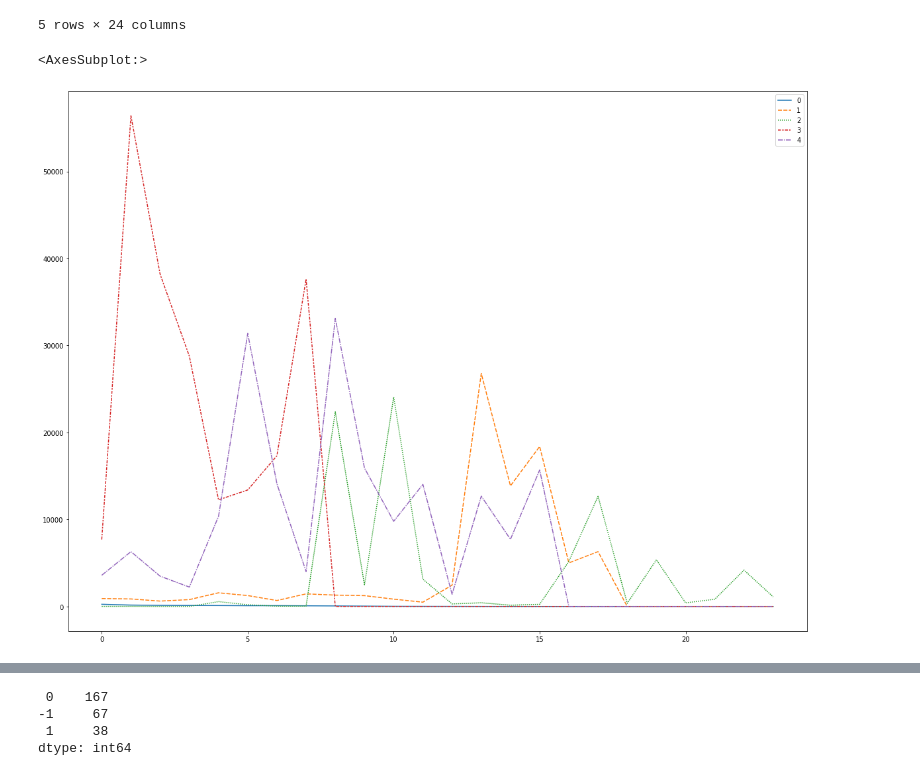
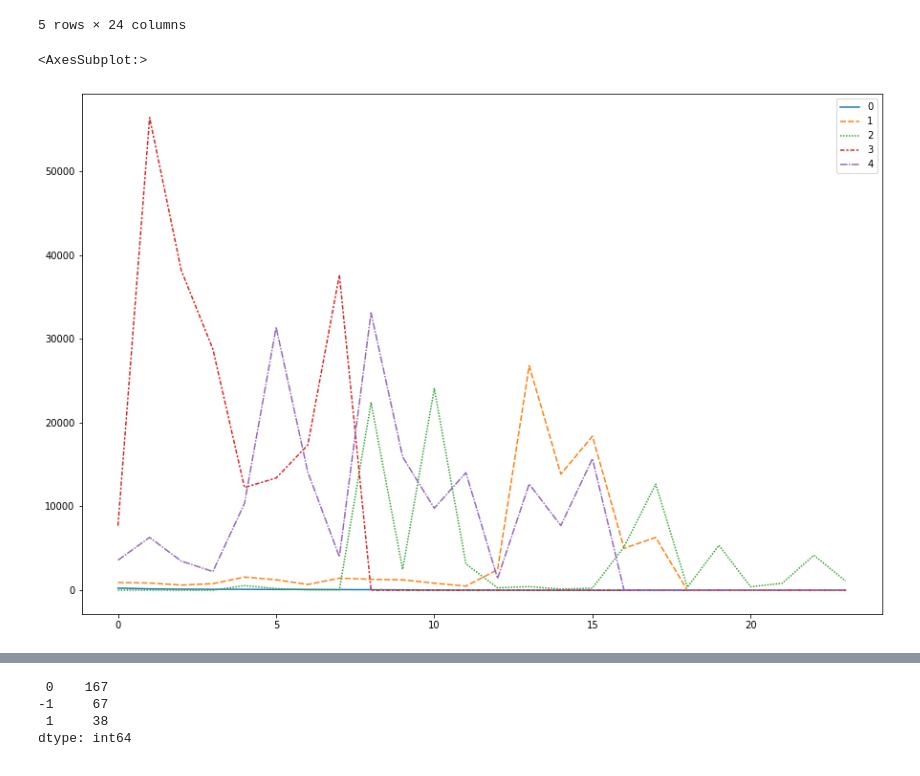
Before and after one commit to zenoWZH/ASFdata_analysis, a Jupyter notebook: network_clustering/network_clustering_size.ipynb, the cells around one changed output, grey strips where cells are left out. Saved outputs shown, nothing was run; the diff lists cells and outputs as text; code cells hidden in the pictures.

```diff
--- a/network_clustering/network_clustering_size.ipynb
+++ b/network_clustering/network_clustering_size.ipynb
@@ -192,11 +170,11 @@ df_tech_plot
 | 5 | 3588.0 | 6304.0 | 3479.0 | 2233.0 | 10363.0 | 31391.0 | 14112.0 | 3997.0 | 33113.0 | 15906.0 | ... | ... |
 5 rows × 24 columns
 # %%
-plt.figure(figsize=(20, 15))
+plt.figure(figsize=(15, 10))
 sns.lineplot(data= df_tech_plot.values.T)
 # %% [output]
 <AxesSubplot:>
-[figure, old version]
+[figure, new version]
 # %%
 df_social_results = pd.DataFrame(np.c_[df_social_vectors,clusters_result_social])
 df_social_results.index = df_social_overlaps.columns
```
Also changed, not shown: parts of 24 cells of this notebook, 2 other files.
